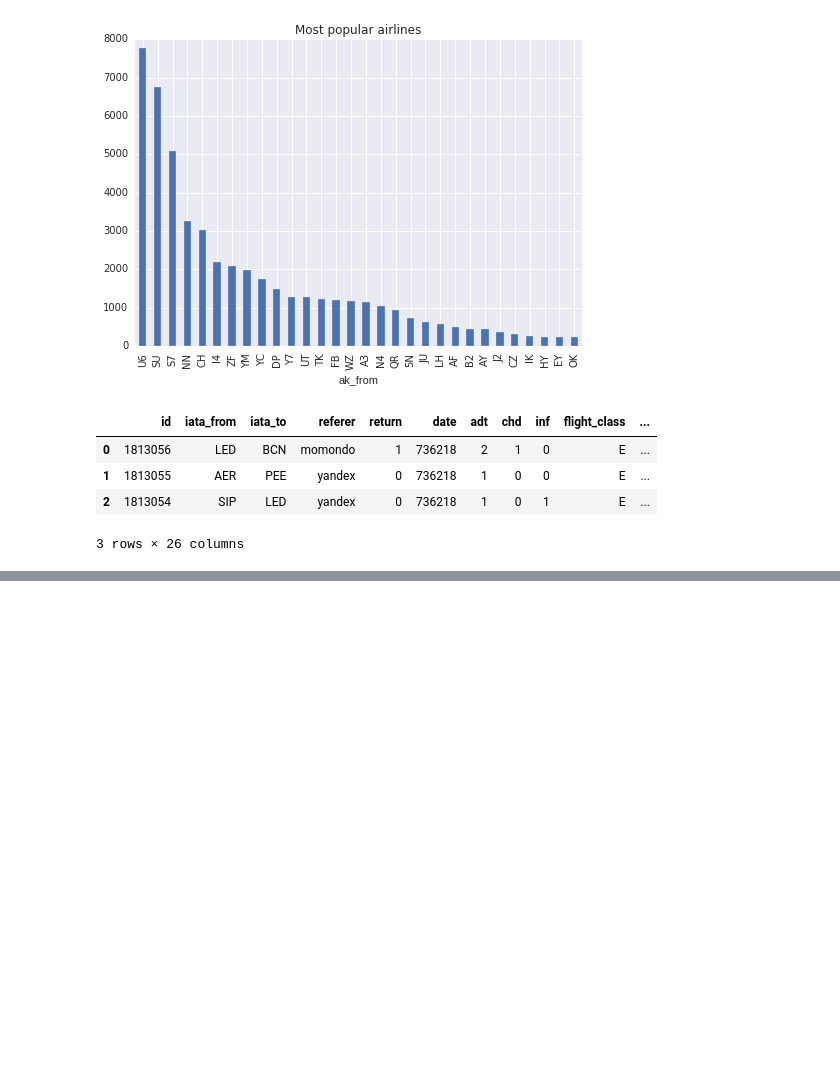
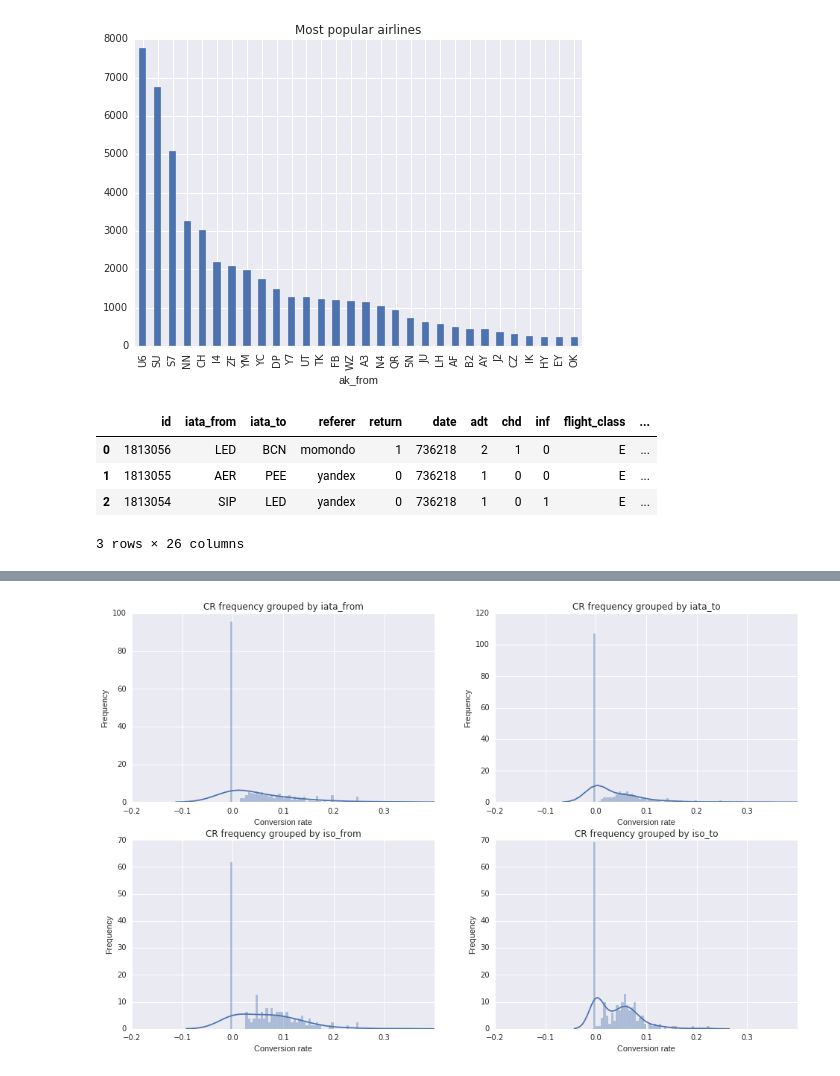
Before and after one commit to tema-popov/clicks, a Jupyter notebook: analysis.ipynb, the cells around one changed output, grey strips where cells are left out. Saved outputs shown, nothing was run; the diff lists cells and outputs as text; code cells hidden in the pictures; blank space fills up the shorter version.

Commit message:
cr frequency charts

```diff
--- a/analysis.ipynb
+++ b/analysis.ipynb
@@ -98,10 +97,3 @@ clicks.head(3)
 | 1 | 1813055 | AER | PEE | yandex | 0 | 736218 | 1 | 0 | 0 | E | ... |
 | 2 | 1813054 | SIP | LED | yandex | 0 | 736218 | 1 | 0 | 1 | E | ... |
 3 rows × 26 columns
-# %%
-categorical = ['iata_from', 'iata_to', 'iso_from', 'iso_to']
-for feature in categorical:
-    plt.figure(figsize=(10, 5))
-    sns.distplot(clicks.groupby(feature).apply(lambda x: len(x[x.book == 1]) / len(x)), bins=50)
-    plt.title('CR by {} distribution'.format(feature));
-    plt.show()
@@ -112,0 +100,13 @@ for feature in categorical:
+# %%
+categorical = ['iata_from', 'iata_to', 'iso_from', 'iso_to']
+f, ((ax1, ax2), (ax3, ax4)) = plt.subplots(2, 2, figsize=(16,10))
+axes = [ax1, ax2, ax3, ax4]
+cr = lambda x: len(x[x.book == 1]) / len(x)
+for ax, feature in zip(axes, categorical):
+    g = sns.distplot(clicks.groupby(feature).apply(cr), bins=np.arange(-0.2, 0.3, 0.005), ax=ax)
+    g.set_xlim(-0.2, 0.4)
+    ax.set_title('CR frequency grouped by {}'.format(feature))
+    ax.set_xlabel('Conversion rate')
+    ax.set_ylabel('Frequency')
+# %% [output]
+[figure, added]
```
Also changed, not shown: parts of 3 cells of this notebook.
